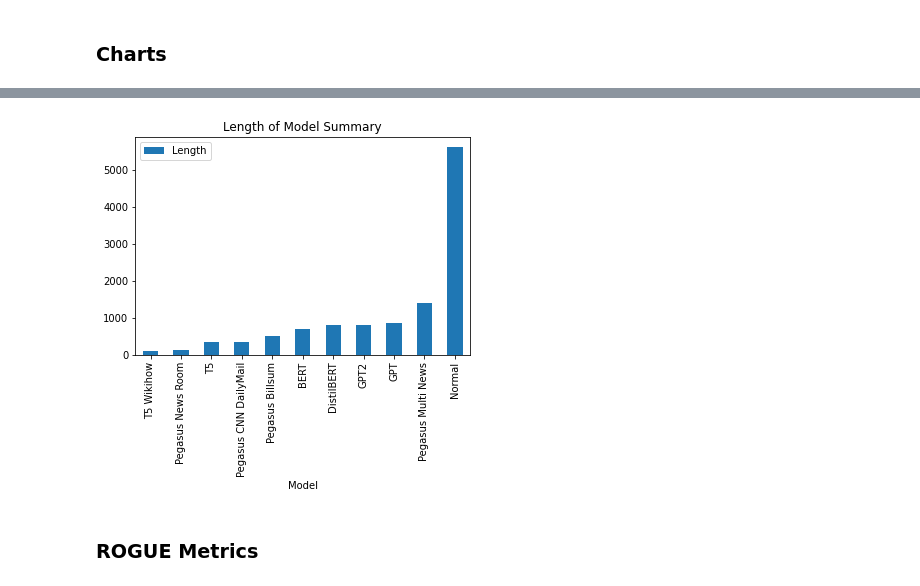
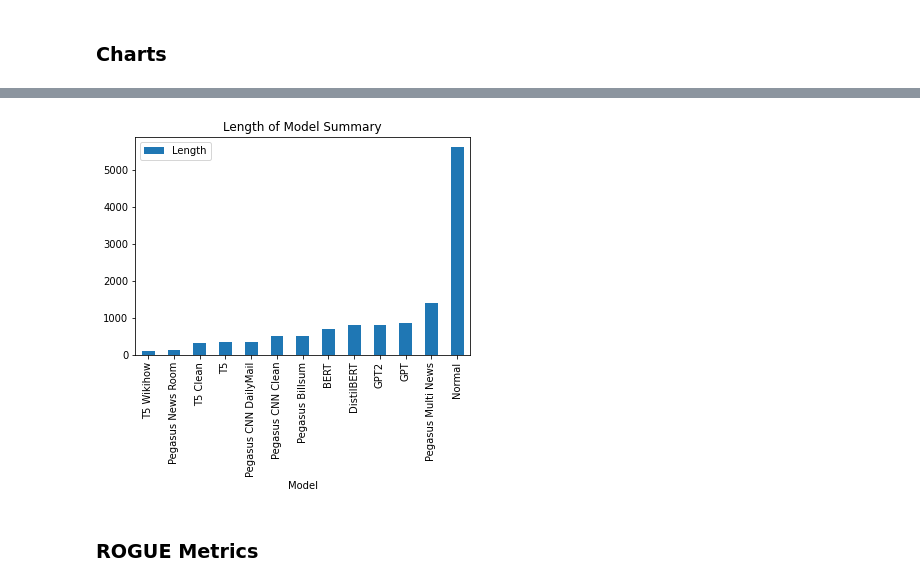
Before and after one commit to lazarust/NewsTextSummarization, a Jupyter notebook: Proof of Concept/notebook.ipynb, the cells around one changed output, grey strips where cells are left out. Saved outputs shown, nothing was run; the diff lists cells and outputs as text; code cells hidden in the pictures.

```diff
--- a/Proof of Concept/notebook.ipynb
+++ b/Proof of Concept/notebook.ipynb
@@ -278,0 +324,11 @@ print(pegasus_billsum_time)
+# %%
+model = AutoModelForSeq2SeqLM.from_pretrained('t5-base')
+tokenizer = AutoTokenizer.from_pretrained("t5-base")
+# %%
+start = time.time()
+inputs = tokenizer.encode("summarize: " + clean_src_text, return_tensors="pt", max_length=512, truncation=True)
+outputs = model.generate(inputs, max_length=150, min_length=40, length_penalty=2.0, num_beams=4, early_stopping=True)
+decoded_T5_clean = tokenizer.decode(outputs[0])
+end = time.time()
+t5_time_clean = (end - start)
+print(t5_time_clean)
@@ -278,0 +345,12 @@ print(pegasus_billsum_time)
+# %%
+tokenizer = AutoTokenizer.from_pretrained("google/pegasus-cnn_dailymail")
+model = AutoModelForSeq2SeqLM.from_pretrained("google/pegasus-cnn_dailymail")
+# %%
+start = time.time()
+batch = tokenizer.prepare_seq2seq_batch([clean_src_text], max_target_length=200, padding='longest')
+translated = model.generate(**batch)
+tgt_text = tokenizer.batch_decode(translated, skip_special_tokens=True)
+end = time.time()
+decoded_pegasus_cnn_clean = tgt_text[0]
+pegasus_cnn_time_clean = (end - start)
+print(pegasus_cnn_time_clean)
@@ -346,23 +438,25 @@ plot.show()
 # %%
 length_dict = {
-    "Model": ["Normal", "BERT", "T5", "DistilBERT", "GPT", "GPT2", "T5 Wikihow", "Pegasus News Room", "Pegasus CNN DailyMail", "Pegasus Multi News", "Pegasus Billsum"],
+    "Model": ["Normal", "BERT", "T5", "DistilBERT", "GPT", "GPT2", "T5 Wikihow", "Pegasus News Room", "Pegasus CNN DailyMail", "Pegasus Multi News", "Pegasus Billsum", "Pegasus CNN Clean", "T5 Clean"],
     "Length": [
                (len(df.iloc[0]['content'])),
                (len(decoded_BERT)), (len(decoded_T5)),
                (len(decoded_DistilBERT)),
                (len(decoded_GPT)),
                (len(decoded_GPT2)),
                (len(decoded_T5_wikihow)),
                (len(decoded_pegasus_newsroom)),
                (len(decoded_pegasus_cnn)),
                (len(decoded_pegasus_multi)),
                (len(decoded_pegasus_billsum)),
+               (len(decoded_pegasus_cnn_clean)),
+               (len(decoded_T5_clean)),
                ]
   }
 df_length = pd.DataFrame(data=length_dict)
 df_length.sort_values('Length').plot.bar(x="Model", y="Length", title="Length of Model Summary")
 plot.show()
 # %% [output]
-[figure, old version]
+[figure, new version]
 # %% [markdown]
 ### ROGUE Metrics
```
Also changed, not shown: parts of 38 cells of this notebook.
